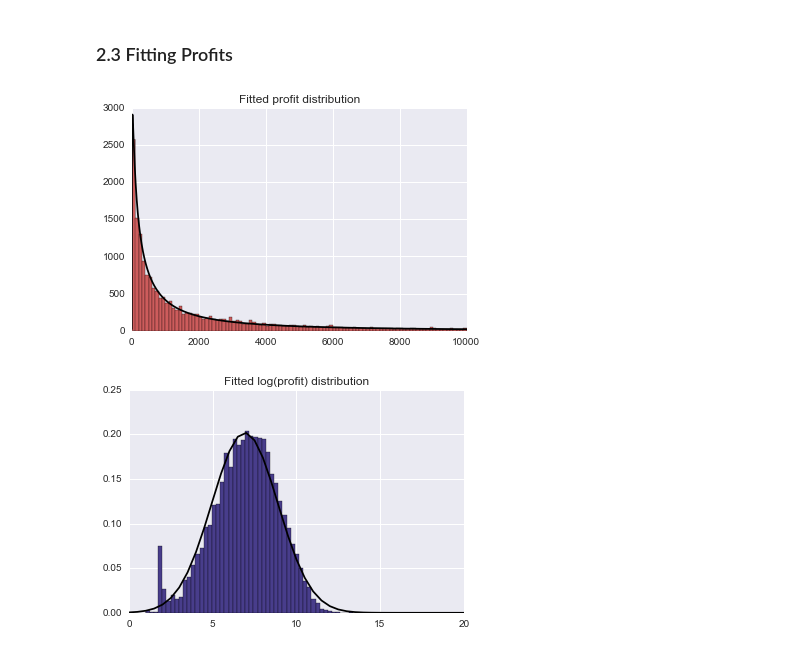
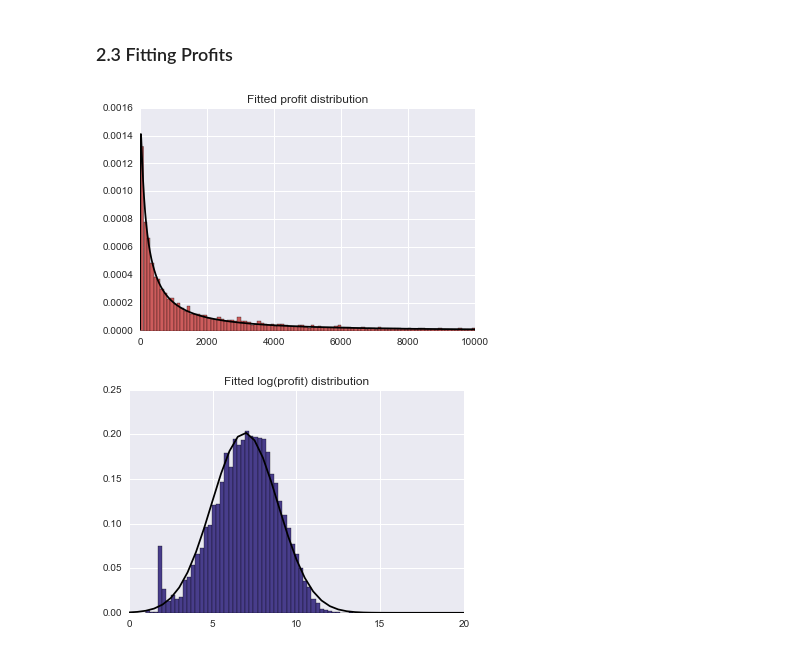
Before and after one commit to davidrpugh/assortative-matching-large-firms, a Jupyter notebook: Histograms.ipynb, the cells around one changed output. Saved outputs shown, nothing was run; the diff lists cells and outputs as text; code cells hidden in the pictures.

```diff
--- a/Histograms.ipynb
+++ b/Histograms.ipynb
@@ -162,14 +162,14 @@ plt.show()
 # %%
 # Fitted profit distribution
 shape, location, scale = stats.lognorm.fit(profit, loc=0)
 yp = stats.lognorm.pdf(np.arange(0,10000,1), s=shape, loc=location, scale=scale)
-plt.plot(np.arange(0,10000,1), yp*len(profit)*100, color='black')
-plt.hist(profit, bins=200, range=(1,20000), color='indianred')
+plt.plot(np.arange(0,10000,1),yp, color='black')
+plt.hist(profit, bins=200, normed=True, range=(1,20000), color='indianred')
 plt.title('Fitted profit distribution')
 plt.xlim(0,10000)
 plt.show()
 # %% [output]
-[figure, old version]
+[figure, new version]
 # %%
 # Fitted log(profit) distribution
 ay = stats.norm.pdf(np.arange(0,20000,0.5), loc=np.log(1011.362795903843), scale=1.9779766196902311)
```
Also changed, not shown: parts of 2 cells of this notebook.
